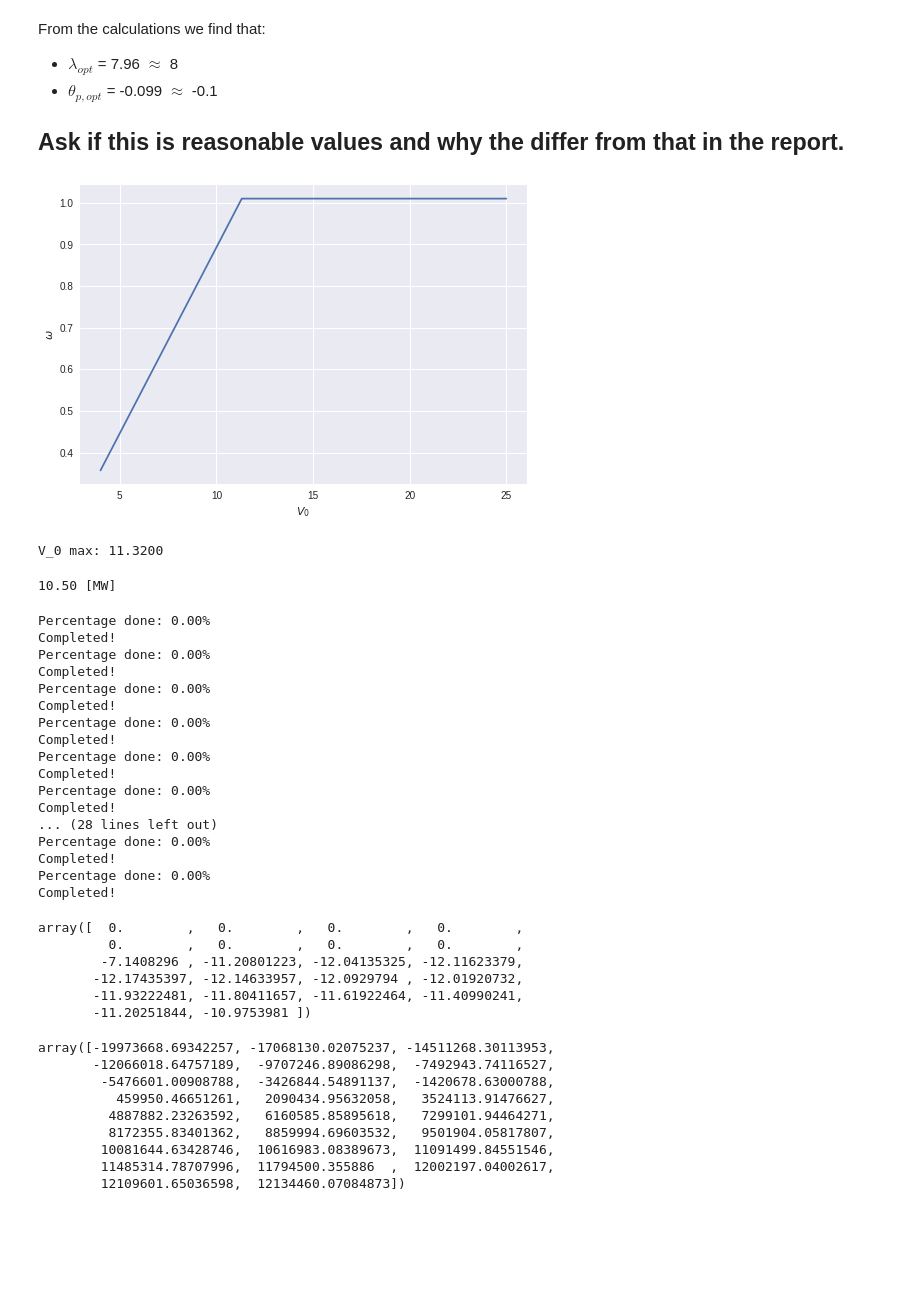
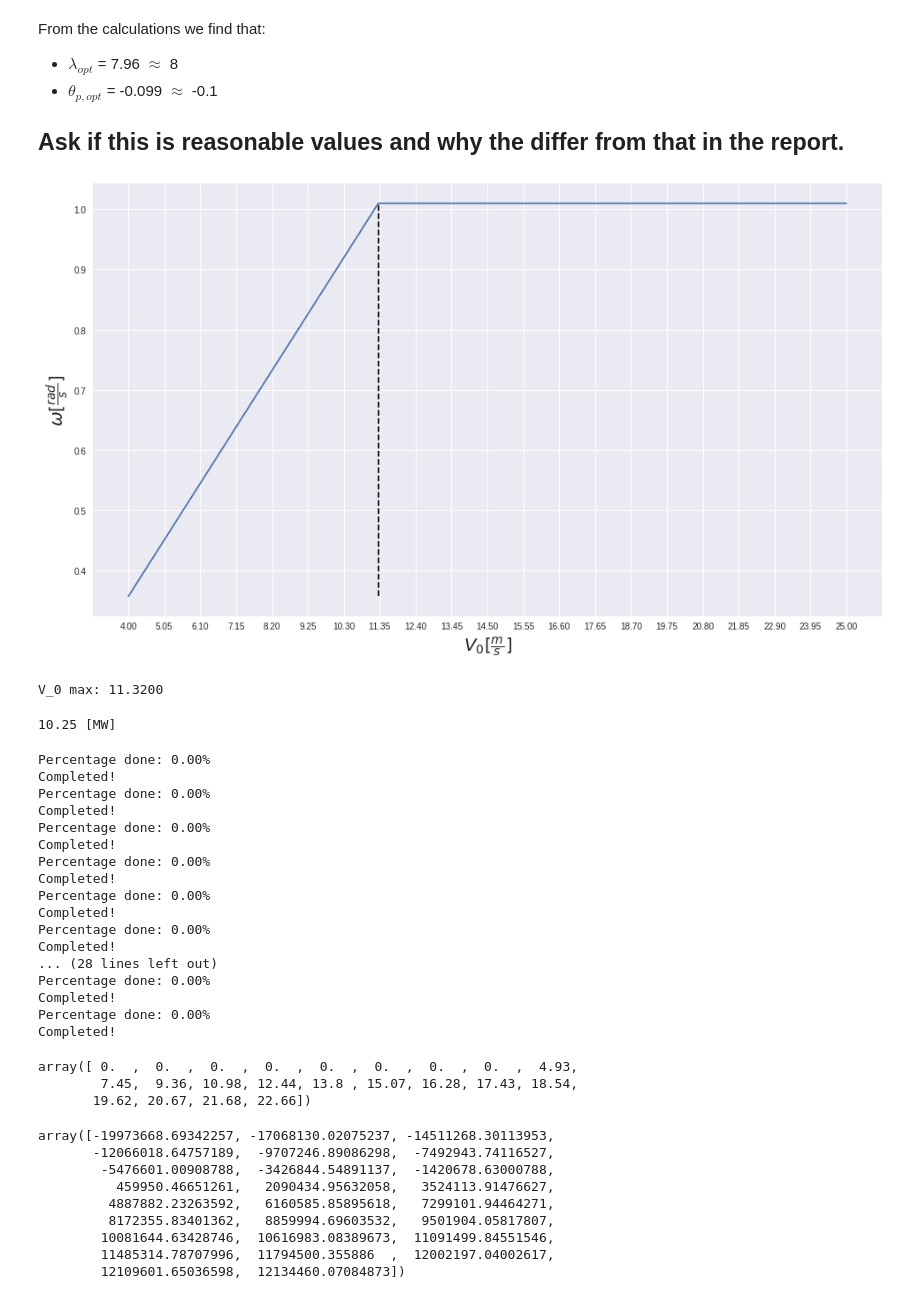
Before and after one commit to janerikhy/BEM, a Jupyter notebook: BEM.ipynb, the cells around one changed output. Cells and saved outputs as stored; diff of their text form; code cells hidden in the pictures; blank space fills up the shorter version.

```diff
--- a/BEM.ipynb
+++ b/BEM.ipynb
@@ -94,7 +94,7 @@ rho = 1.225
 V0 = 9.5
 # speed_ratio = np.arange(5, 11, 1)
 omega_min = 6*np.pi*2/60
-omega_max = 9.61*2*np.pi/60+0.01
+omega_max = 9.7*2*np.pi/60
 
 omega = np.arange(omega_min, omega_max, 0.01)
 speed_ratio = np.array([o*R/V0 for o in omega])
@@ -407,39 +405,43 @@ From the calculations we find that:
 # %%
 # We want to plot V_0 (incomming wind speed) as a function of the rotational speed where it can maintan top power output
 plt.style.use('seaborn')
+plt.rcParams['figure.figsize'] = (16, 9)
 
 def w(V: float) -> float:
   """
   Calculate the necessary wind speed to have Cp_opt
 
   Constants:
     lambda = 7.96
     ptich angle = -0.1
     w_max = 1.01
 
   Vairables:
     w[float]: The rotational speed
   """
   w_max = 1.01
   l = 7.96
   w = lam_opt*V/R
 
   if w > w_max:
     return w_max
   return w
 
 v = np.arange(4, 25.01, 0.01)
 
 rot_speed = np.arange(0.01, 1.02, 0.01)
 
 w_arr = np.asarray([w(V) for V in v])
 
 plt.plot(v, w_arr)
-plt.xlabel(r"$V_0$")
-plt.ylabel(r"$\omega$")
+plt.vlines(v[np.argmax(w_arr)], min(w_arr), w_arr[np.argmax(w_arr)], linestyles='dashed')
+plt.xticks(v[::len(v)//20])
+plt.xlabel(r"$V_0 [\frac{m}{s}]$", fontsize=20)
+plt.ylabel(r"$\omega [\frac{rad}{s}]$", fontsize=20)
+plt.savefig(os.path.join(data_dir, 'results', 'omega_vs_v0.png'), dpi=300)
 plt.show()
 # %% [output]
-[figure, old version]
+[figure, new version]
 # %%
 V_max = v[np.argmax(w_arr)]
 print(f"V_0 max: {V_max:.4f}")
@@ -451,24 +453,25 @@ V_0 max: 11.3200
 P_max = CP[lam_index][theta_index]*1/2 * rho * V_max**3*np.pi*R**2  # [W]
 print(f"{P_max*1e-6:.2f} [MW]")
 # %% [output]
-10.50 [MW]
+10.25 [MW]
 # %%
 # Start with fixing the frequency to w_max
 # omega = np.asarray([1.01])
-P_max = 10*1e6
+#P_max = 10*1e6
 w_max = 1.01
 
 # Want to find theta_p as a function of V0 to limit the power to 10MW
 
 V0_arr = np.arange(4, 26, 1)  # Incomming wind speed array
-#pitch_angles = np.arange(0, 25, 0.01)
-pitch_angles = np.arange(-25, 1, 1)
+pitch_angles = np.arange(0, 25, 0.01)
+#pitch_angles = np.arange(-25, 1, 0.01)
 pitch_req = np.zeros(len(V0_arr))
 Power = np.zeros(len(V0_arr))
 Thrust = np.zeros(len(V0_arr))
 C_power = np.zeros(len(V0_arr))
 C_thrust = np.zeros(len(V0_arr))
 norm_forces = np.zeros((len(V0_arr), len(radius)))
+tan_forces = np.zeros((len(V0_arr), len(radius)))
 
 
 for i in range(len(V0_arr)):
@@ -477,14 +480,15 @@ for i in range(len(V0_arr)):
     Thrust[i] = CT[lam_index][theta_index]*1/2 * rho * V0_arr[i]**2 * np.pi*R**2
     C_power[i] = CP[lam_index][theta_index]
     C_thrust[i] = CT[lam_index][theta_index]
-    _, _, f, _ = bem(np.asarray([lam_opt]), np.asarray([theta_opt]), V0_arr[i])
+    _, _, f, ft = bem(np.asarray([lam_opt]), np.asarray([theta_opt]), V0_arr[i])
     for k in range(len(radius)):
       norm_forces[i][k] = f[0][0][k]
+      tan_forces[i][k] = ft[0][0][k]
   else:
     l = w_max*R/V0_arr[i]
-    p, t, f, _ = bem(np.asarray([l]), pitch_angles, V0_arr[i])
+    p, t, f, ft = bem(np.asarray([l]), pitch_angles, V0_arr[i])
     for j in range(len(p[0])):
-      if (p[0][j] > P_max):
+      if (p[0][j] < P_max):
         # Make interpolation to find the correct pitch angle
         pitch_req[i] = np.interp(P_max, p[0][j-1:j+1], pitch_angles[j-1:j+1])
         Power[i] = np.interp(pitch_req[i], pitch_angles[j-1:j+1], p[0][j-1:j+1])
@@ -493,6 +497,7 @@ for i in range(len(V0_arr)):
         C_thrust[i] = Thrust[i]/(1/2 * rho * V0_arr[i]**2 * np.pi*R**2)
         for k in range(len(radius)):
           norm_forces[i][k] = f[0][j][k]
+          tan_forces[i][k] = ft[0][j][k]
         break
 
 pitch_req
@@ -514,12 +519,9 @@ Percentage done: 0.00%
 Completed!
 Percentage done: 0.00%
 Completed!
-array([  0.        ,   0.        ,   0.        ,   0.        ,
-         0.        ,   0.        ,   0.        ,   0.        ,
-        -7.1408296 , -11.20801223, -12.04135325, -12.11623379,
-       -12.17435397, -12.14633957, -12.0929794 , -12.01920732,
-       -11.93222481, -11.80411657, -11.61922464, -11.40990241,
-       -11.20251844, -10.9753981 ])
+array([ 0.  ,  0.  ,  0.  ,  0.  ,  0.  ,  0.  ,  0.  ,  0.  ,  4.93,
+        7.45,  9.36, 10.98, 12.44, 13.8 , 15.07, 16.28, 17.43, 18.54,
+       19.62, 20.67, 21.68, 22.66])
 # %%
 p[0]
 # %% [output]
```
Also changed, not shown: parts of 6 cells of this notebook.
